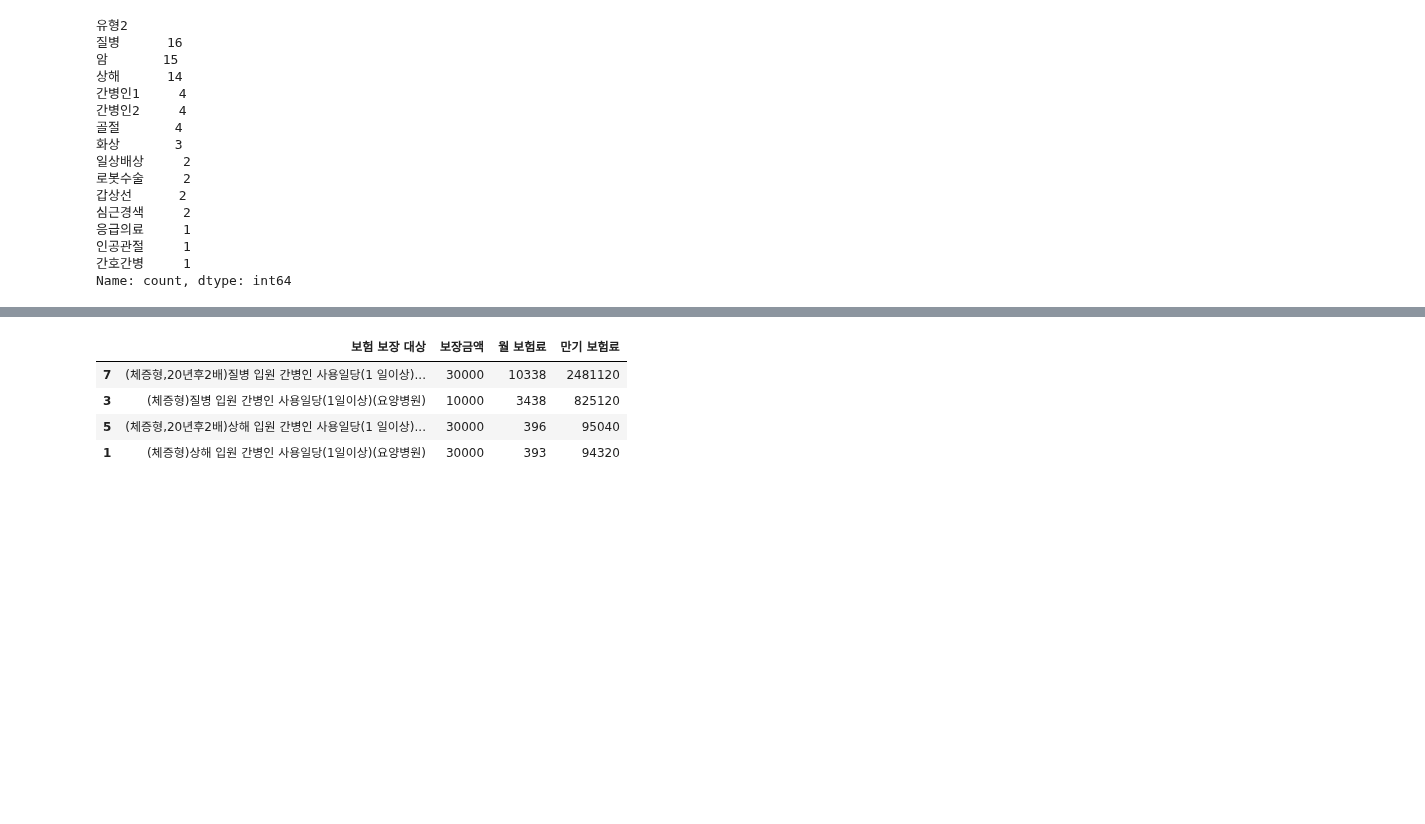
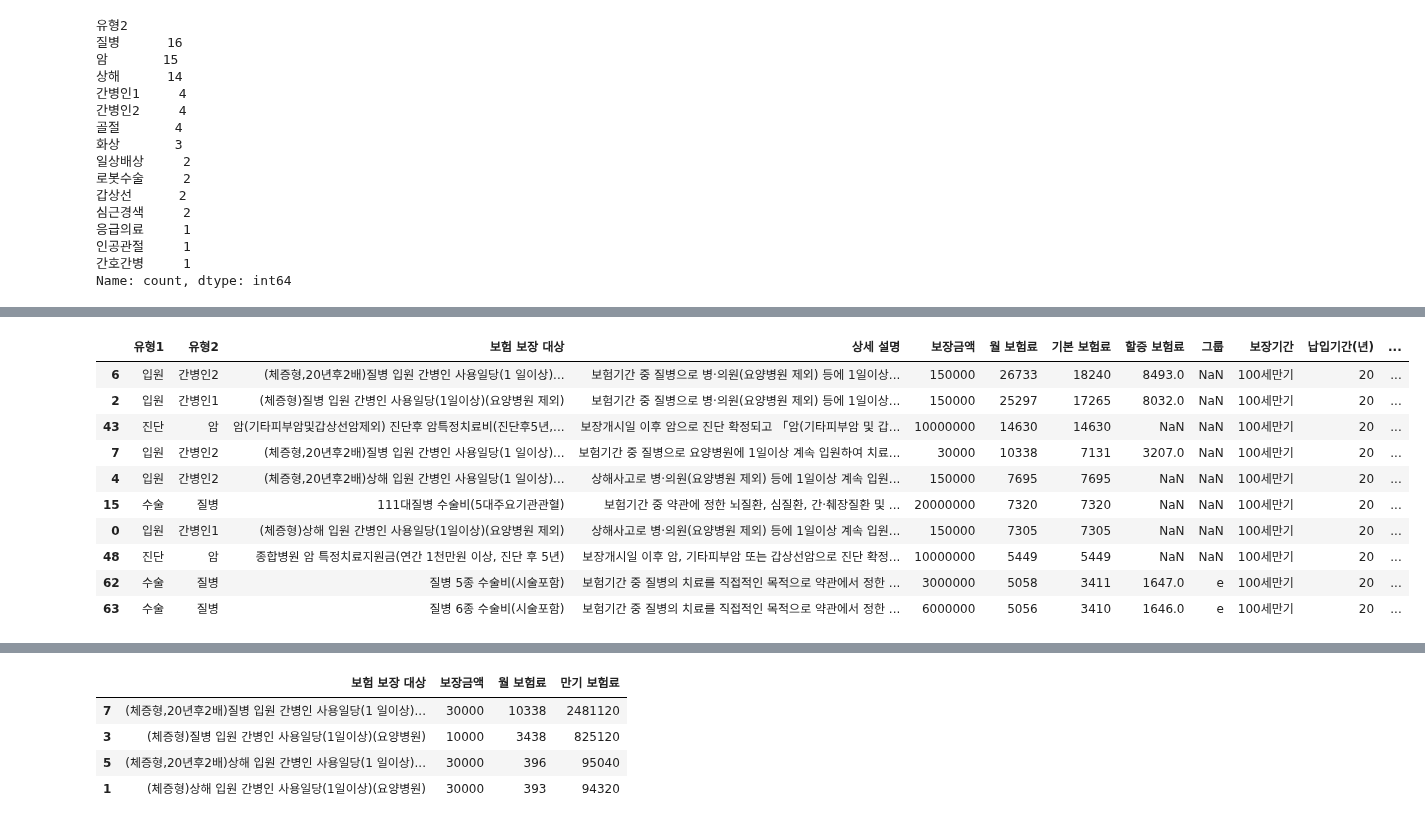
Before and after one commit to tiod0611/practice_language, a Jupyter notebook: python/데이터분석/insurance/insurance_분석.ipynb, the cells around one changed output, grey strips where cells are left out. Drawn from its saved outputs; the diff is of its cells as text; code cells hidden in the pictures; blank space fills up the shorter version.

```diff
--- a/python/데이터분석/insurance/insurance_분석.ipynb
+++ b/python/데이터분석/insurance/insurance_분석.ipynb
@@ -56,0 +213,14 @@ Name: count, dtype: int64
+# %%
+sorted_month.head(10)
+# %% [output]
+|  | 유형1 | 유형2 | 보험 보장 대상 | 상세 설명 | 보장금액 | 월 보험료 | 기본 보험료 | 할증 보험료 | 그룹 | 보장기간 | 납입기간(년) | ... |
+| 6 | 입원 | 간병인2 | (체증형,20년후2배)질병 입원 간병인 사용일당(1 일이상)... | 보험기간 중 질병으로 병·의원(요양병원 제외) 등에 1일이상... | 150000 | 26733 | 18240 | 8493.0 | NaN | 100세만기 | 20 | ... |
+| 2 | 입원 | 간병인1 | (체증형)질병 입원 간병인 사용일당(1일이상)(요양병원 제외) | 보험기간 중 질병으로 병·의원(요양병원 제외) 등에 1일이상... | 150000 | 25297 | 17265 | 8032.0 | NaN | 100세만기 | 20 | ... |
+| 43 | 진단 | 암 | 암(기타피부암및갑상선암제외) 진단후 암특정치료비(진단후5년,... | 보장개시일 이후 암으로 진단 확정되고 「암(기타피부암 및 갑... | 10000000 | 14630 | 14630 | NaN | NaN | 100세만기 | 20 | ... |
+| 7 | 입원 | 간병인2 | (체증형,20년후2배)질병 입원 간병인 사용일당(1 일이상)... | 보험기간 중 질병으로 요양병원에 1일이상 계속 입원하여 치료... | 30000 | 10338 | 7131 | 3207.0 | NaN | 100세만기 | 20 | ... |
+| 4 | 입원 | 간병인2 | (체증형,20년후2배)상해 입원 간병인 사용일당(1 일이상)... | 상해사고로 병·의원(요양병원 제외) 등에 1일이상 계속 입원... | 150000 | 7695 | 7695 | NaN | NaN | 100세만기 | 20 | ... |
+| 15 | 수술 | 질병 | 111대질병 수술비(5대주요기관관혈) | 보험기간 중 약관에 정한 뇌질환, 심질환, 간·췌장질환 및 ... | 20000000 | 7320 | 7320 | NaN | NaN | 100세만기 | 20 | ... |
+| 0 | 입원 | 간병인1 | (체증형)상해 입원 간병인 사용일당(1일이상)(요양병원 제외) | 상해사고로 병·의원(요양병원 제외) 등에 1일이상 계속 입원... | 150000 | 7305 | 7305 | NaN | NaN | 100세만기 | 20 | ... |
+| 48 | 진단 | 암 | 종합병원 암 특정치료지원금(연간 1천만원 이상, 진단 후 5년) | 보장개시일 이후 암, 기타피부암 또는 갑상선암으로 진단 확정... | 10000000 | 5449 | 5449 | NaN | NaN | 100세만기 | 20 | ... |
+| 62 | 수술 | 질병 | 질병 5종 수술비(시술포함) | 보험기간 중 질병의 치료를 직접적인 목적으로 약관에서 정한 ... | 3000000 | 5058 | 3411 | 1647.0 | e | 100세만기 | 20 | ... |
+| 63 | 수술 | 질병 | 질병 6종 수술비(시술포함) | 보험기간 중 질병의 치료를 직접적인 목적으로 약관에서 정한 ... | 6000000 | 5056 | 3410 | 1646.0 | e | 100세만기 | 20 | ... |
```
Also changed, not shown: parts of 23 cells of this notebook, 11 other files.
